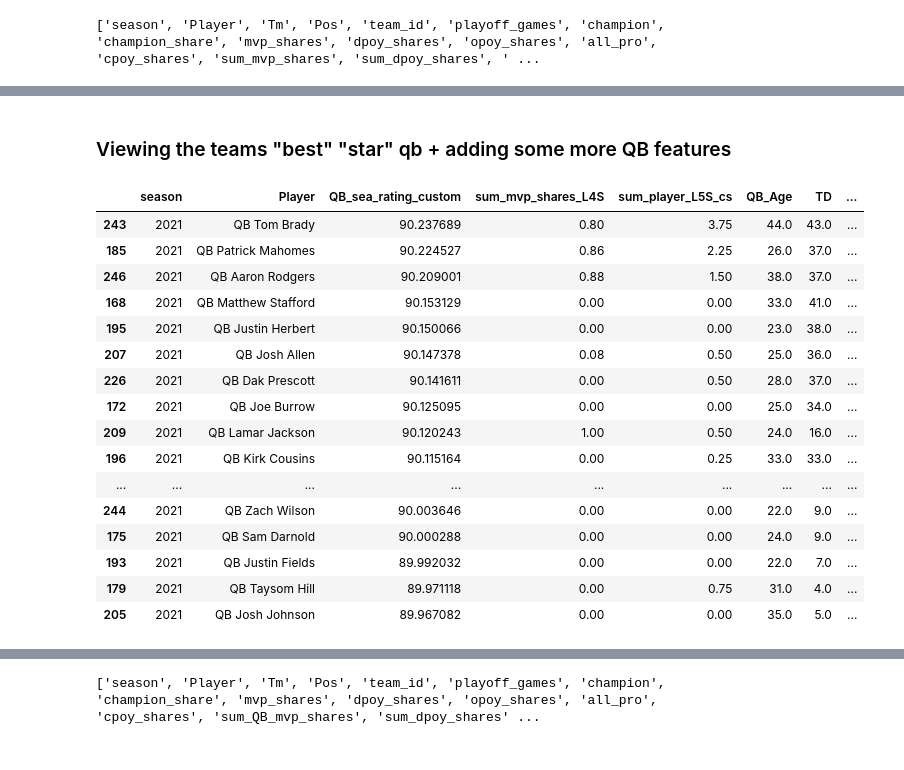
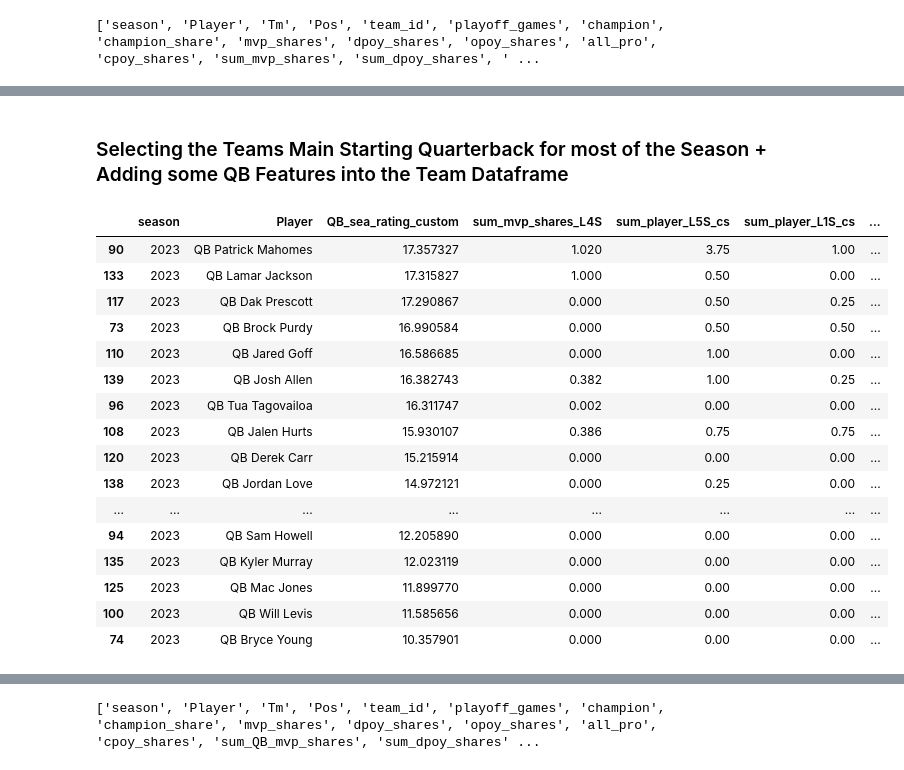
Before and after one commit to allenjake440/NFL_Champion, a Jupyter notebook: nfl_web_scrape/nfl_champ_data.ipynb, the cells around one changed output, grey strips where cells are left out. Saved outputs shown, nothing was run; the diff lists cells and outputs as text; code cells hidden in the pictures.

```diff
--- a/nfl_web_scrape/nfl_champ_data.ipynb
+++ b/nfl_web_scrape/nfl_champ_data.ipynb
@@ -666,6 +677,13 @@ passing_data = passing_data.merge(
     how='left'
 )
 
+# Merge the 'SRS' column from 'all_team_advance_data' into 'passing_data'
+passing_data = passing_data.merge(
+    all_team_advance_data[['team_id', 'season', 'SRS', 'W-L%', 'MoV', 'SoS']],
+    on=['team_id', 'season'],
+    how='left'
+)
+
 passing_data = passing_data.drop_duplicates(subset=['Player', 'season'])
 # %%
 # Filter for 'Patrick Mahomes' to see the result
@@ -1205,12 +1224,12 @@ filtered_df
 # %% [markdown]
-### Viewing the teams "best" "star" qb + adding some more QB features
+ ### Selecting the Teams Main Starting Quarterback for most of the Season + Adding some QB Features into the Team Dataframe
 # %%
 from sklearn.preprocessing import MinMaxScaler
 
 passing_data = passing_data.fillna(0)
 
 # Find the index of the rows with the maximum 'sum_playoff_games' for each 'team_id' and 'season'
-max_qbr_idx = passing_data.groupby(['team_id', 'season'])['GS'].idxmax()
+max_qbr_idx = passing_data.groupby(['team_id', 'season'])['GS'].idxmax() #THIS IS CRITERIA TO MAKES THE TEAMS MAIN QB (USE MAX QBR I THINK 'QBR', or try 'GS')
 
 # Filter the DataFrame using these indices
 top_players_passing_data = passing_data.loc[max_qbr_idx]
@@ -1285,58 +1304,70 @@ top_players_passing_data = top_players_passing_data.sort_values(by='season', asc
 
 #=====================================================================================================
 
 # Display the resulting DataFrame
 
 # Step 1: Rename the column 'sum_playoff_games' in 'all_coaches_data' before merging
 top_players_passing_data = top_players_passing_data.rename(columns={'sum_playoff_games': 'sum_QB_playoff_games'})
 top_players_passing_data = top_players_passing_data.rename(columns={'Age': 'QB_Age'})
 top_players_passing_data = top_players_passing_data.rename(columns={'sum_mvp_shares': 'sum_QB_mvp_shares'})
 
 #=====================================================================================================
 
 #creating a new custom quarterback career rating feature for each qb each season
 
 # Fill NaN values that might have been introduced with 0
 top_players_passing_data.fillna(0)
 
+# Step 1: Initialize the MinMaxScaler
+scaler = MinMaxScaler()
+
+# Step 2: Fit and transform the required columns using MinMaxScaler
+columns_to_scale = ['sum_mvp_shares_L4S', 'sum_player_L5S_cs', 'sum_player_L1S_cs', 'QB_Age', 'TD', 'Int%', 'Sk', 'Lng', 'W-L%']
+top_players_passing_data[columns_to_scale] = scaler.fit_transform(top_players_passing_data[columns_to_scale])
+
+# Step 3: Calculate the custom rating using the scaled values
 top_players_passing_data['QB_sea_rating_custom'] = (
-    (top_players_passing_data['sum_mvp_shares_L4S'] * 0.082751021052803) +
-    (top_players_passing_data['sum_player_L5S_cs'] * 0.00519632374287804) +
-    (top_players_passing_data['QB_Age'] * -0.00114810091344997) +
-    (top_players_passing_data['TD'] * 0.0051369551216761) +
-    (top_players_passing_data['Cmp%'] * -0.000238361818747079) +
-    (top_players_passing_data['Int%'] * -0.000975107942582271) +
-    (top_players_passing_data['Sk'] * -0.0000283504338234001) + 90
+    (top_players_passing_data['sum_mvp_shares_L4S'] * 1.635) +
+    (top_players_passing_data['sum_player_L5S_cs'] * .5) +
+    (top_players_passing_data['sum_player_L1S_cs'] * .25) +
+    (top_players_passing_data['QB_Age'] * .2) +
+    (top_players_passing_data['TD'] * 3) +
+    (top_players_passing_data['Cmp%'] * .15) +
+    (top_players_passing_data['Int%'] * -.15) +
+    (top_players_passing_data['Sk'] * -.4) +
+    (top_players_passing_data['Lng'] * .175) +
+    (top_players_passing_data['W-L%'] * 6.5)
+
 )
 
-
+# Step 4: Reverse the Min-Max scaling (Inverse Transform)
+# Use the same scaler object to reverse the scaling of the specified columns
+top_players_passing_data[columns_to_scale] = scaler.inverse_transform(top_players_passing_data[columns_to_scale])
 
 # Create a new column 'QBRC_rk' that ranks 'QB_rating_custom' for each 'season'
 top_players_passing_data['QBSRC_rk'] = top_players_passing_data.groupby('season')['QB_sea_rating_custom'].rank(ascending=False, method='dense')
 
 
 #sort the DataFrame by 'Player' and 'season' in descending order-ja
 top_players_passing_data = top_players_passing_data.sort_values(by=['season','QB_sea_rating_custom'], ascending=[False, False])
 
-
-
-filtered_df = top_players_passing_data[top_players_passing_data['season'] == 2021][['season', 'Player', 'QB_sea_rating_custom', 'sum_mvp_shares_L4S', 'sum_player_L5S_cs', 'QB_Age', 'TD', 'Cmp%', 'Int%', 'Sk', 'champion_share', 'mvp_shares']]
+filtered_df = top_players_passing_data[top_players_passing_data['season'] == 2023][['season', 'Player', 'QB_sea_rating_custom', 'sum_mvp_shares_L4S', 'sum_player_L5S_cs', 'sum_player_L1S_cs', 'QB_Age', 'TD', 'Cmp%', 'Int%', 'Sk', 'Lng', 'W-L%', 'champion_share', 'mvp_shares']]
 filtered_df
 # %% [output]
-|  | season | Player | QB_sea_rating_custom | sum_mvp_shares_L4S | sum_player_L5S_cs | QB_Age | TD | ... |
-| 243 | 2021 | QB Tom Brady | 90.237689 | 0.80 | 3.75 | 44.0 | 43.0 | ... |
-| 185 | 2021 | QB Patrick Mahomes | 90.224527 | 0.86 | 2.25 | 26.0 | 37.0 | ... |
-| 246 | 2021 | QB Aaron Rodgers | 90.209001 | 0.88 | 1.50 | 38.0 | 37.0 | ... |
-| 168 | 2021 | QB Matthew Stafford | 90.153129 | 0.00 | 0.00 | 33.0 | 41.0 | ... |
-| 195 | 2021 | QB Justin Herbert | 90.150066 | 0.00 | 0.00 | 23.0 | 38.0 | ... |
-| 207 | 2021 | QB Josh Allen | 90.147378 | 0.08 | 0.50 | 25.0 | 36.0 | ... |
-| 226 | 2021 | QB Dak Prescott | 90.141611 | 0.00 | 0.50 | 28.0 | 37.0 | ... |
-| 172 | 2021 | QB Joe Burrow | 90.125095 | 0.00 | 0.00 | 25.0 | 34.0 | ... |
-| 209 | 2021 | QB Lamar Jackson | 90.120243 | 1.00 | 0.50 | 24.0 | 16.0 | ... |
-| 196 | 2021 | QB Kirk Cousins | 90.115164 | 0.00 | 0.25 | 33.0 | 33.0 | ... |
-| ... | ... | ... | ... | ... | ... | ... | ... | ... |
-| 244 | 2021 | QB Zach Wilson | 90.003646 | 0.00 | 0.00 | 22.0 | 9.0 | ... |
-| 175 | 2021 | QB Sam Darnold | 90.000288 | 0.00 | 0.00 | 24.0 | 9.0 | ... |
-| 193 | 2021 | QB Justin Fields | 89.992032 | 0.00 | 0.00 | 22.0 | 7.0 | ... |
-| 179 | 2021 | QB Taysom Hill | 89.971118 | 0.00 | 0.75 | 31.0 | 4.0 | ... |
-| 205 | 2021 | QB Josh Johnson | 89.967082 | 0.00 | 0.00 | 35.0 | 5.0 | ... |
+|  | season | Player | QB_sea_rating_custom | sum_mvp_shares_L4S | sum_player_L5S_cs | sum_player_L1S_cs | ... |
+| 90 | 2023 | QB Patrick Mahomes | 17.357327 | 1.020 | 3.75 | 1.00 | ... |
+| 133 | 2023 | QB Lamar Jackson | 17.315827 | 1.000 | 0.50 | 0.00 | ... |
+| 117 | 2023 | QB Dak Prescott | 17.290867 | 0.000 | 0.50 | 0.25 | ... |
+| 73 | 2023 | QB Brock Purdy | 16.990584 | 0.000 | 0.50 | 0.50 | ... |
+| 110 | 2023 | QB Jared Goff | 16.586685 | 0.000 | 1.00 | 0.00 | ... |
+| 139 | 2023 | QB Josh Allen | 16.382743 | 0.382 | 1.00 | 0.25 | ... |
+| 96 | 2023 | QB Tua Tagovailoa | 16.311747 | 0.002 | 0.00 | 0.00 | ... |
+| 108 | 2023 | QB Jalen Hurts | 15.930107 | 0.386 | 0.75 | 0.75 | ... |
+| 120 | 2023 | QB Derek Carr | 15.215914 | 0.000 | 0.00 | 0.00 | ... |
+| 138 | 2023 | QB Jordan Love | 14.972121 | 0.000 | 0.25 | 0.00 | ... |
+| ... | ... | ... | ... | ... | ... | ... | ... |
+| 94 | 2023 | QB Sam Howell | 12.205890 | 0.000 | 0.00 | 0.00 | ... |
+| 135 | 2023 | QB Kyler Murray | 12.023119 | 0.000 | 0.00 | 0.00 | ... |
+| 125 | 2023 | QB Mac Jones | 11.899770 | 0.000 | 0.00 | 0.00 | ... |
+| 100 | 2023 | QB Will Levis | 11.585656 | 0.000 | 0.00 | 0.00 | ... |
+| 74 | 2023 | QB Bryce Young | 10.357901 | 0.000 | 0.00 | 0.00 | ... |
```
Also changed, not shown: parts of 40 cells of this notebook.
